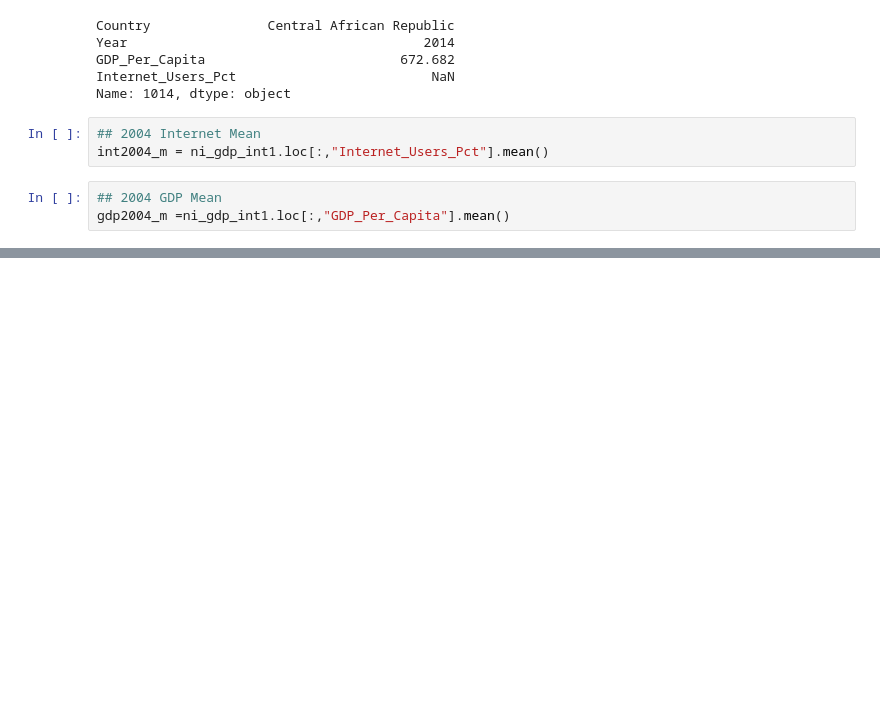
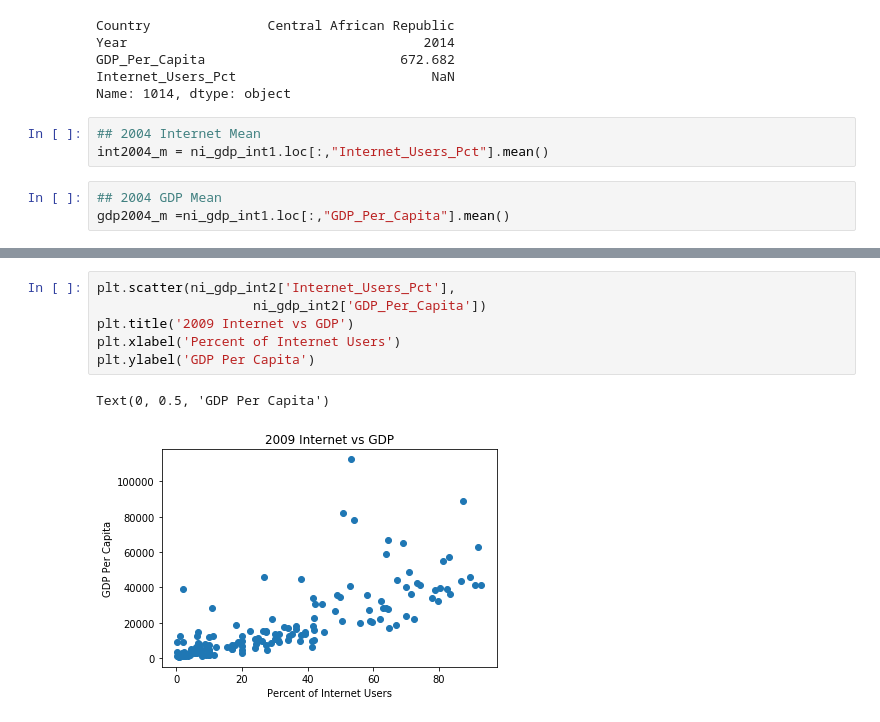
Before and after one commit to Jess-Morrison/UN_Data_Python-, a Jupyter notebook: notebooks/UN_DATA.ipynb, the cells around one changed output, grey strips where cells are left out. Drawn from its saved outputs; the diff is of its cells as text; blank space fills up the shorter version.

```diff
--- a/notebooks/UN_DATA.ipynb
+++ b/notebooks/UN_DATA.ipynb
@@ -353,0 +336,9 @@ AttributeError: 'set' object has no attribute 'plt'
+# %%
+plt.scatter(ni_gdp_int2['Internet_Users_Pct'],
+                    ni_gdp_int2['GDP_Per_Capita'])
+plt.title('2009 Internet vs GDP')
+plt.xlabel('Percent of Internet Users')
+plt.ylabel('GDP Per Capita')
+# %% [output]
+Text(0, 0.5, 'GDP Per Capita')
+[figure, added]
```
Also changed, not shown: parts of 15 cells of this notebook.
